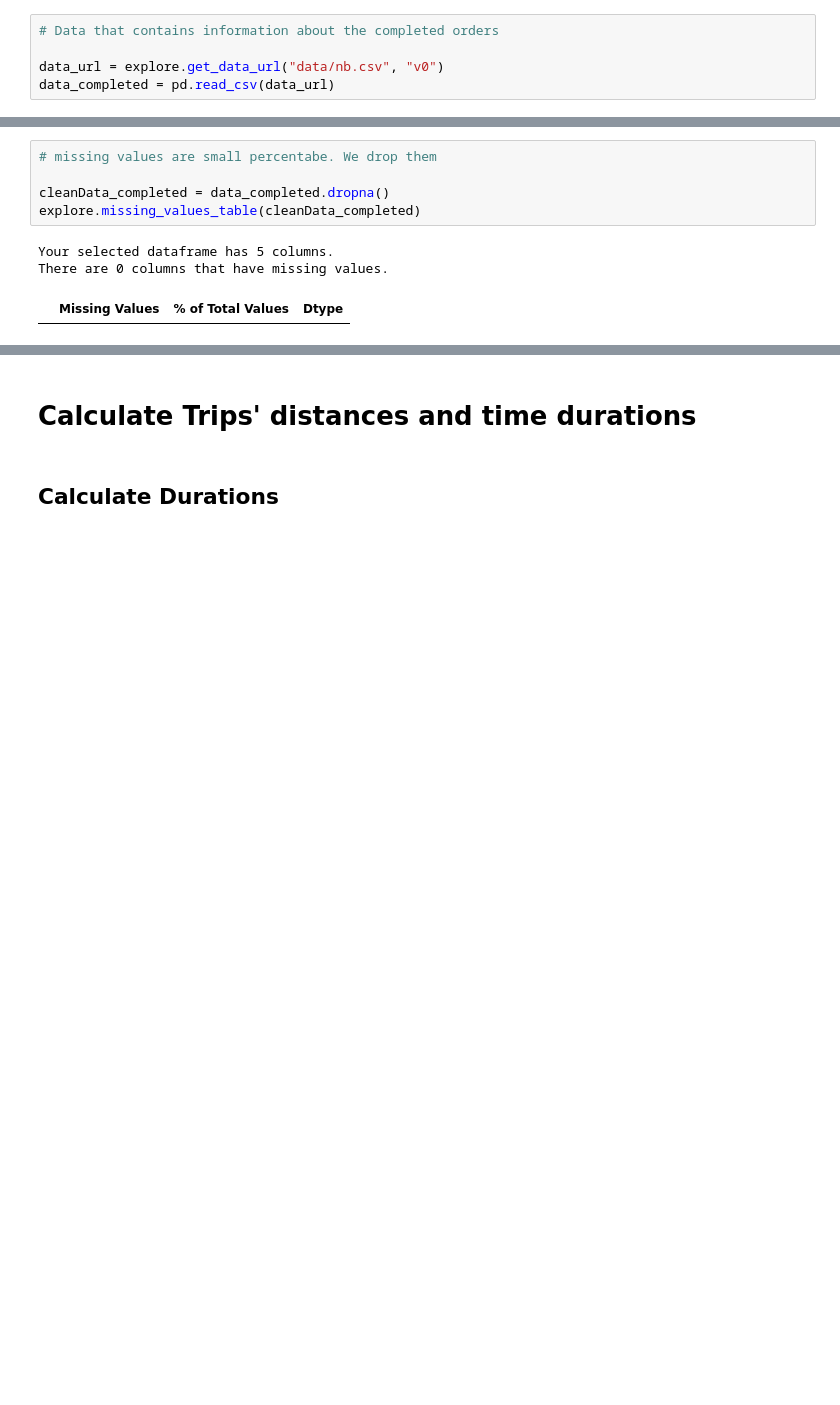
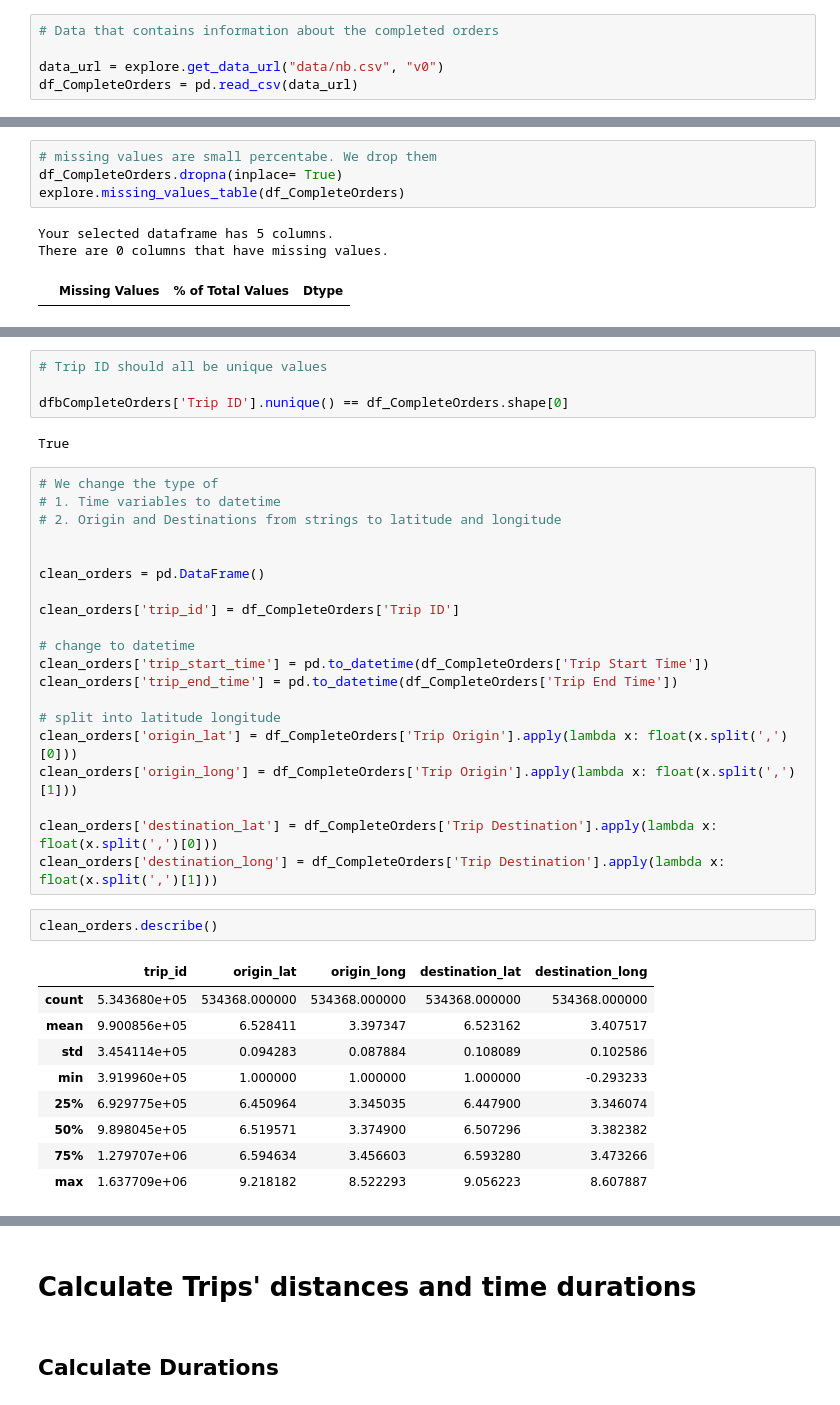
Before and after one commit to emtinanseo/Optimization-with-Causal-Inference, a Jupyter notebook: notebooks/eda_firstlook.ipynb, the cells around one changed output, grey strips where cells are left out. Saved outputs shown, nothing was run; the diff lists cells and outputs as text; blank space fills up the shorter version.

```diff
--- a/notebooks/eda_firstlook.ipynb
+++ b/notebooks/eda_firstlook.ipynb
@@ -16,5 +16,5 @@ import plot
 # Data that contains information about the completed orders
 
 data_url = explore.get_data_url("data/nb.csv", "v0")
-data_completed = pd.read_csv(data_url)
+df_CompleteOrders = pd.read_csv(data_url)
 # %%
@@ -75,9 +75,8 @@ There are 2 columns that have missing values.
 | Trip End Time | 1 | 0.0 | object |
 # %%
 # missing values are small percentabe. We drop them
-
-cleanData_completed = data_completed.dropna()
-explore.missing_values_table(cleanData_completed)
+df_CompleteOrders.dropna(inplace= True)
+explore.missing_values_table(df_CompleteOrders)
 # %% [output]
 Your selected dataframe has 5 columns.
 There are 0 columns that have missing values.
@@ -101,0 +114,38 @@ There are 0 columns that have missing values.
+# %%
+# Trip ID should all be unique values
+
+dfbCompleteOrders['Trip ID'].nunique() == df_CompleteOrders.shape[0]
+# %% [output]
+True
+# %%
+# We change the type of
+# 1. Time variables to datetime
+# 2. Origin and Destinations from strings to latitude and longitude
+
+
+clean_orders = pd.DataFrame()
+
+clean_orders['trip_id'] = df_CompleteOrders['Trip ID']
+
+# change to datetime
+clean_orders['trip_start_time'] = pd.to_datetime(df_CompleteOrders['Trip Start Time'])
+clean_orders['trip_end_time'] = pd.to_datetime(df_CompleteOrders['Trip End Time'])
+
+# split into latitude longitude
+clean_orders['origin_lat'] = df_CompleteOrders['Trip Origin'].apply(lambda x: float(x.split(',')[0]))
+clean_orders['origin_long'] = df_CompleteOrders['Trip Origin'].apply(lambda x: float(x.split(',')[1]))
+
+clean_orders['destination_lat'] = df_CompleteOrders['Trip Destination'].apply(lambda x: float(x.split(',')[0]))
+clean_orders['destination_long'] = df_CompleteOrders['Trip Destination'].apply(lambda x: float(x.split(',')[1]))
+# %%
+clean_orders.describe()
+# %% [output]
+|  | trip_id | origin_lat | origin_long | destination_lat | destination_long |
+| count | 5.343680e+05 | 534368.000000 | 534368.000000 | 534368.000000 | 534368.000000 |
+| mean | 9.900856e+05 | 6.528411 | 3.397347 | 6.523162 | 3.407517 |
+| std | 3.454114e+05 | 0.094283 | 0.087884 | 0.108089 | 0.102586 |
+| min | 3.919960e+05 | 1.000000 | 1.000000 | 1.000000 | -0.293233 |
+| 25% | 6.929775e+05 | 6.450964 | 3.345035 | 6.447900 | 3.346074 |
+| 50% | 9.898045e+05 | 6.519571 | 3.374900 | 6.507296 | 3.382382 |
+| 75% | 1.279707e+06 | 6.594634 | 3.456603 | 6.593280 | 3.473266 |
+| max | 1.637709e+06 | 9.218182 | 8.522293 | 9.056223 | 8.607887 |
```
Also changed, not shown: parts of 12 cells of this notebook.
